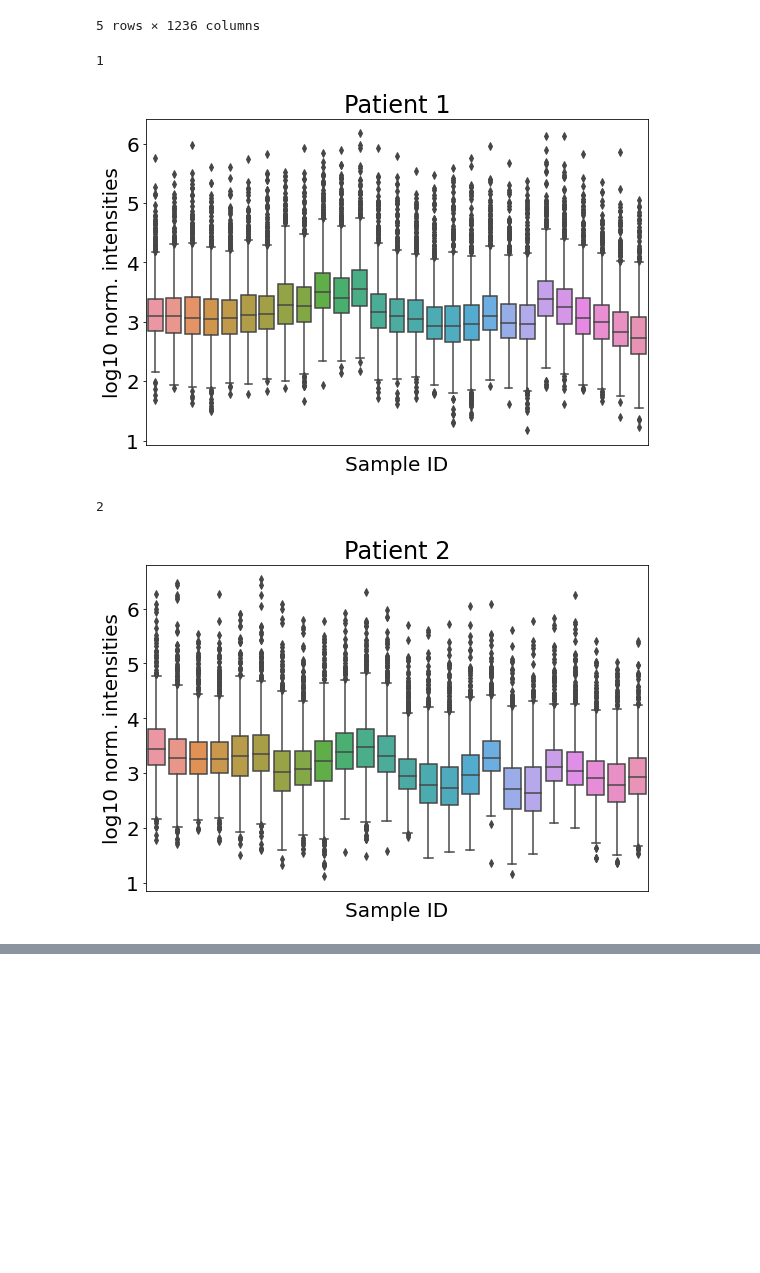
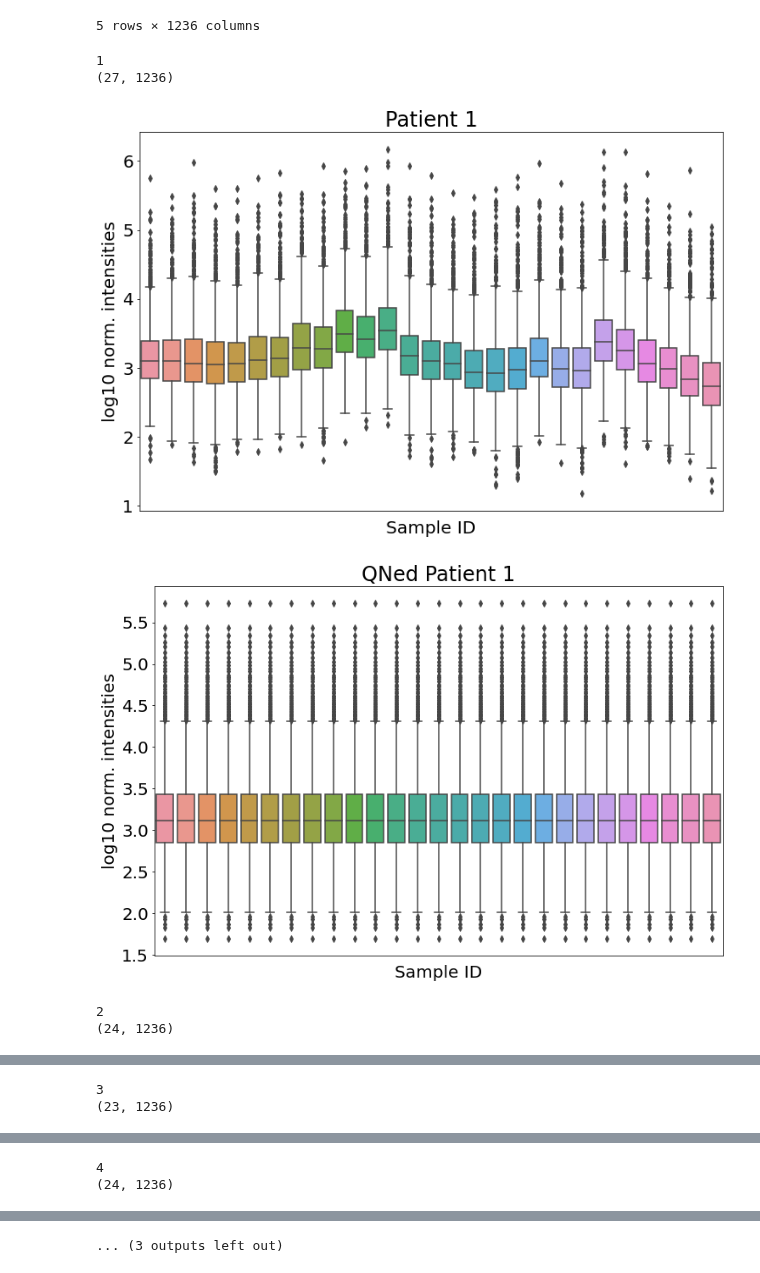
Before and after one commit to adelomana/HUVECs, a Jupyter notebook: Fig.4.untargeted/patient-specific/sample visualizer.ipynb, the cells around one changed output, grey strips where cells are left out. Saved outputs shown, nothing was run; the diff lists cells and outputs as text; code cells hidden in the pictures; blank space fills up the shorter version.

Commit message:
working on patient-specific PCA

```diff
--- a/Fig.4.untargeted/patient-specific/sample visualizer.ipynb
+++ b/Fig.4.untargeted/patient-specific/sample visualizer.ipynb
@@ -12,8 +12,10 @@ Then the output should be a visualization of all samples
 # %%
 import pandas, seaborn, numpy
 
+import sklearn, sklearn.decomposition, sklearn.preprocessing
+
 import matplotlib, matplotlib.pyplot
-matplotlib.rcParams.update({'font.size':20, 'font.family':'sans-serif', 'xtick.labelsize':20, 'ytick.labelsize':20, 'figure.figsize':(9, 6)})
+matplotlib.rcParams.update({'font.size':20, 'font.family':'sans-serif', 'xtick.labelsize':20, 'ytick.labelsize':20, 'figure.figsize':(12, 8)})
 # %% [markdown]
 # 0. user-defined variables
 # %%
@@ -166,42 +168,62 @@ log10_finite_normalize_met_by_cell.head()
 5 rows × 1236 columns
 # %%
 batches = [1, 2, 3, 4, 5]
-for batch in batches[:2]:
+frames = []
+
+for batch in batches:
     print(batch)
 
     patient_df = log10_finite_normalize_met_by_cell[log10_finite_normalize_met_by_cell['Batch'] == batch]
     print(patient_df.shape)
 
     ###
     ### plot intensities before QN
     ###
     tdf = patient_df.transpose()
     tdf.drop(['Unnamed: 0', 'Number', 'Treatment', 'Batch', 'Cell  number', 'TIME'], axis=0, inplace=True)
     tdf.head()
 
     g = seaborn.boxplot(data=tdf)
     g.set(xticklabels=[], ylabel='log10 norm. intensities', xlabel='Sample ID', title='Patient {}'.format(batch))
     g.tick_params(bottom=False)
     matplotlib.pyplot.show()
 
     ###
-    ### quantile normalization
+    ### quantile normalization |  taken from https://cmdlinetips.com/2020/06/computing-quantile-normalization-in-python/
     ###
 
     # step 1/3: sorting sample values
     df_sorted = pandas.DataFrame(numpy.sort(tdf.values, axis=0), index=tdf.index, columns=tdf.columns)
     # step 2/3: averaging rank values across samples
     df_mean = df_sorted.mean(axis=1)
     df_mean.index = numpy.arange(1, len(df_mean) + 1)
     # step 3/3: re-ordering samples
-    tdf.rank(method="min").astype(int)
     df_qn = tdf.rank(method="min").stack().astype(int).map(df_mean).unstack()
 
-    check the method min or max
+    # plot intensities after QN
+    g = seaborn.boxplot(data=df_qn)
+    g.set(xticklabels=[], ylabel='log10 norm. intensities', xlabel='Sample ID', title='QNed Patient {}'.format(batch))
+    g.tick_params(bottom=False)
+    matplotlib.pyplot.show()
 
-    # plot intensities after QN
+    ###
+    ### re-join
+    ###
+    qn_peaks = df_qn.transpose()
+    qn_peaks.insert(0, 'Patient', log10_finite_normalize_met_by_cell['Batch'])
+    qn_peaks.insert(0, 'Time', log10_finite_normalize_met_by_cell['TIME'])
+    qn_peaks.insert(0, 'Treatment', log10_finite_normalize_met_by_cell['Treatment'])
+    qn_peaks.insert(0, 'Sample ID', log10_finite_normalize_met_by_cell['Unnamed: 0'])
+    qn_peaks.head()
+
+    ###
+    ### append frames
+    ###
+    frames.append(qn_peaks)
 # %% [output]
 1
+(27, 1236)
-[figure, old version]
+[figure, new version]
+[figure, new version]
 2
+(24, 1236)
-[figure, old version]
@@ -207,0 +232,2 @@ for batch in batches[:2]:
+3
+(23, 1236)
@@ -207,0 +236,2 @@ for batch in batches[:2]:
+4
+(24, 1236)
@@ -207,0 +240 @@ for batch in batches[:2]:
+... (3 outputs left out)
```
Also changed, not shown: parts of 14 cells of this notebook.
